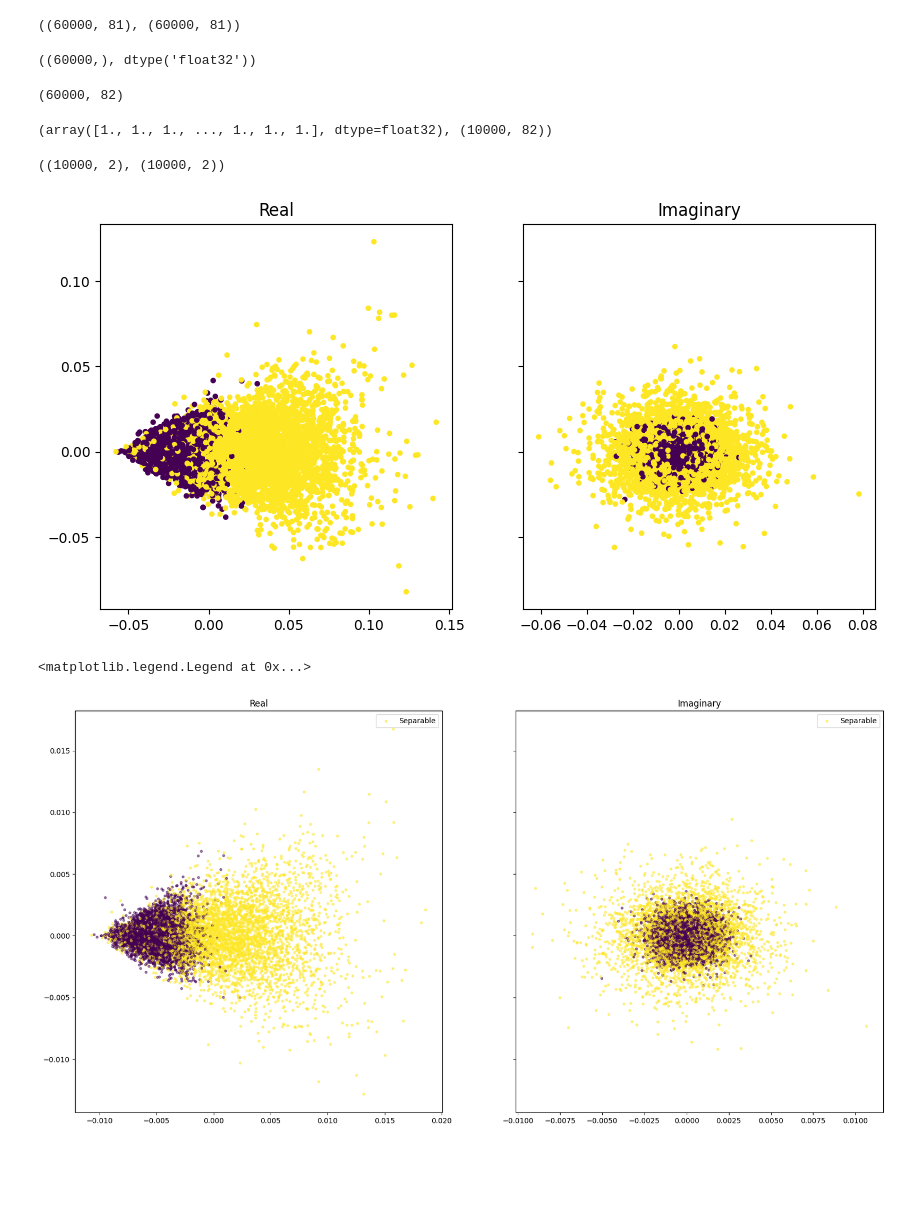
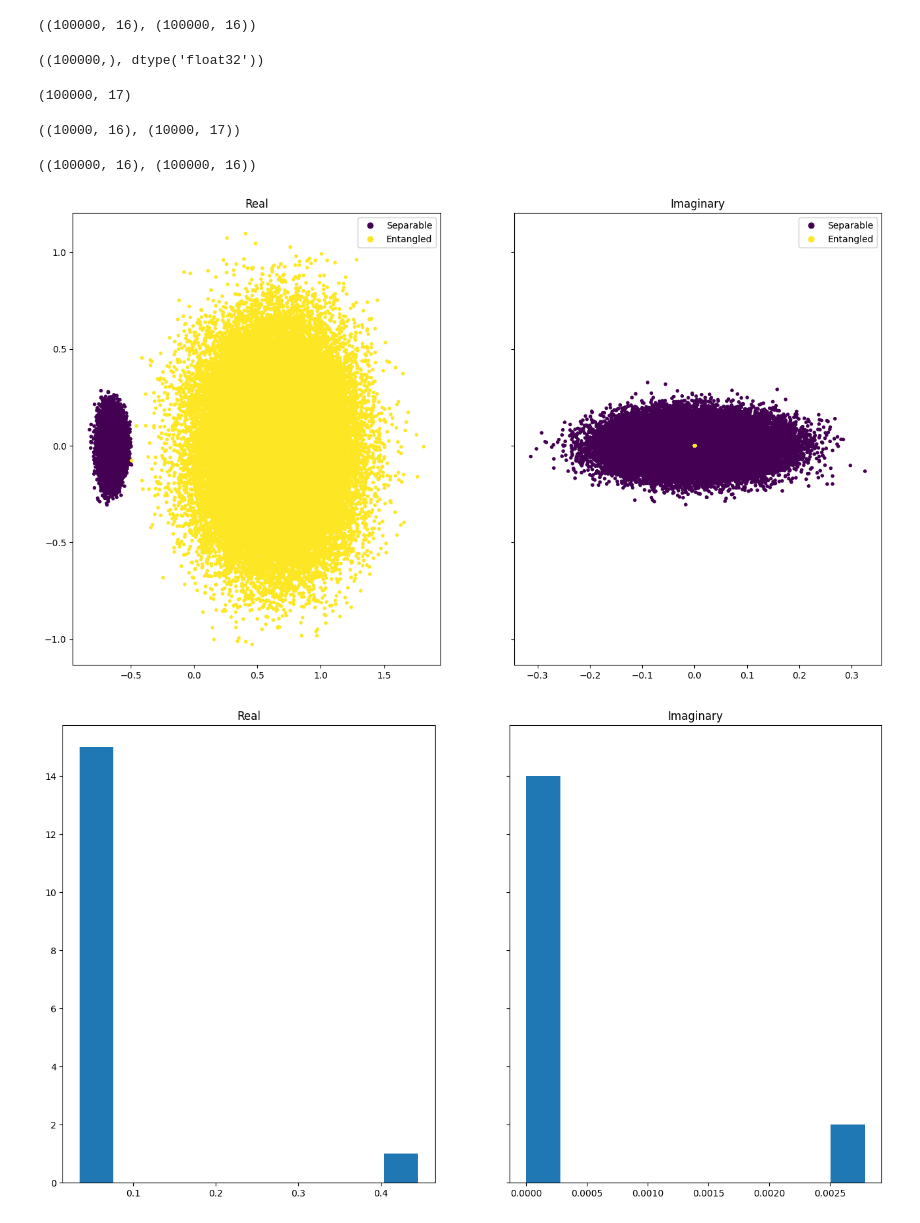
Before and after one commit to LisaDaVinchie/adv-ml_FinalProject, a Jupyter notebook: Code/pca_test.ipynb, the cells around one changed output. Drawn from its saved outputs; the diff is of its cells as text; code cells hidden in the pictures; blank space fills up the shorter version.

```diff
--- a/Code/pca_test.ipynb
+++ b/Code/pca_test.ipynb
@@ -9,9 +8,8 @@ import matplotlib.pyplot as plt
 # %%
 # Import datasets
 
-sep_data = th.load('../datasets/sep_states1.pt')
+sep_data = th.load('../datasets/sep_states.pt')
 
-ent_data = th.load('../datasets/ent_states1.pt')
+ent_data = th.load('../datasets/ent_states.pt')
 
-sep_data_pair = th.stack((sep_data.real, sep_data.imag), dim=1)
-ent_data_pair = th.stack((ent_data.real, ent_data.imag), dim=1)
+sep_data.shape
@@ -25,7 +28,7 @@ full_data_imag = th.cat([sep_data.imag.flatten(start_dim=1), ent_data.imag.flatt
 
 full_data_real.shape, full_data_imag.shape
 # %% [output]
-((60000, 81), (60000, 81))
+((100000, 16), (100000, 16))
 # %%
 label_sep = th.zeros(sep_data.shape[0])
 label_ent = th.ones(ent_data.shape[0])
@@ -34,45 +37,50 @@ labels = th.cat([label_sep, label_ent], dim=0).detach().numpy()
 
 labels.shape, labels.dtype
 # %% [output]
-((60000,), dtype('float32'))
+((100000,), dtype('float32'))
 # %%
 dataset_real = np.concatenate([full_data_real, labels.reshape(-1, 1)], axis = 1)
 dataset_imag = np.concatenate([full_data_imag, labels.reshape(-1, 1)], axis = 1)
 dataset_real.shape
 # %% [output]
-(60000, 82)
+(100000, 17)
 # %%
 # randomly select 10000 samples
 
 n_random_rows = 10000
+n_features = dataset_real.shape[1] - 1
 
 random_idx = np.random.choice(dataset_real.shape[0], n_random_rows, replace=False)
 
 subset_real = dataset_real[random_idx, :]
 subset_imag = dataset_imag[random_idx, :]
 
-subset_real[:, 81], subset_imag.shape
+subset_real[:, 0:n_features].shape, subset_imag.shape
 # %% [output]
-(array([1., 1., 1., ..., 1., 1., 1.], dtype=float32), (10000, 82))
+((10000, 16), (10000, 17))
 # %%
-pca_model = PCA(n_components=2)
+pca_model = PCA()
 
-pca_real = pca_model.fit_transform(subset_real[:, :-1])
-pca_imag = pca_model.fit_transform(subset_imag[:, :-1])
+pca_real = pca_model.fit_transform(dataset_real[:, :-1])
+pca_imag = pca_model.fit_transform(dataset_imag[:, :-1])
 
 pca_real.shape, pca_imag.shape
 # %% [output]
-((10000, 2), (10000, 2))
+((100000, 16), (100000, 16))
 # %%
-fig, axs = plt.subplots(1, 2, figsize=(10, 5), sharey=True)
+fig, axs = plt.subplots(1, 2, figsize=(16, 9), sharey=True)
 
-axs[0].scatter(pca_real[:, 0], pca_real[:, 1], c = subset_real[:, 81], marker='.')
+scatter_real = axs[0].scatter(pca_real[:, 0], pca_real[:, 1], c = dataset_real[:, -1], marker='.')
 axs[0].title.set_text('Real')
-# axs[0].legend(['Separable', 'Entangled'])
-axs[1].scatter(pca_imag[:, 0], pca_imag[:, 1], c = subset_imag[:, 81], marker='.')
+legend1 = axs[0].legend(handles=scatter_real.legend_elements()[0], labels = ["Separable", "Entangled"])
+axs[0].add_artist(legend1)
+
+scatter_imag = axs[1].scatter(pca_imag[:, 0], pca_imag[:, 1], c = dataset_imag[:, -1], marker='.')
 axs[1].title.set_text('Imaginary')
-# axs[1].legend(['Separable', 'Entangled'])
+legend1 = axs[1].legend(handles=scatter_imag.legend_elements()[0], labels = ["Separable", "Entangled"])
+axs[1].add_artist(legend1)
 
+# plt.savefig('../Figures/linear_PCA.png')
 del fig, axs
 # %% [output]
-[figure, old version]
+[figure, new version]
@@ -84,12 +90,9 @@ rbf_pca_imag = rbf_pca.fit_transform(subset_imag[:, :-1])
 # %%
-fig, axs = plt.subplots(1, 2, figsize=(20, 10), sharey=True)
+fig, axs = plt.subplots(1, 2, figsize=(16, 9), sharey=True)
 
-axs[0].scatter(rbf_pca_real[:, 0], rbf_pca_real[:, 1], c = subset_real[:, 81], marker='.', alpha=0.5)
+axs[0].hist(exp_variance_real)
 axs[0].title.set_text('Real')
-axs[0].legend(['Separable', 'Entangled'])
-axs[1].scatter(rbf_pca_imag[:, 0], rbf_pca_imag[:, 1], c = subset_imag[:, 81], marker='.', alpha=0.5)
+axs[1].hist(exp_variance_imag)
 axs[1].title.set_text('Imaginary')
-axs[1].legend(['Separable', 'Entangled'])
 # %% [output]
-<matplotlib.legend.Legend at 0x...>
-[figure, old version]
+[figure, new version]
```
Also changed, not shown: parts of 6 cells of this notebook, 15 other files.
